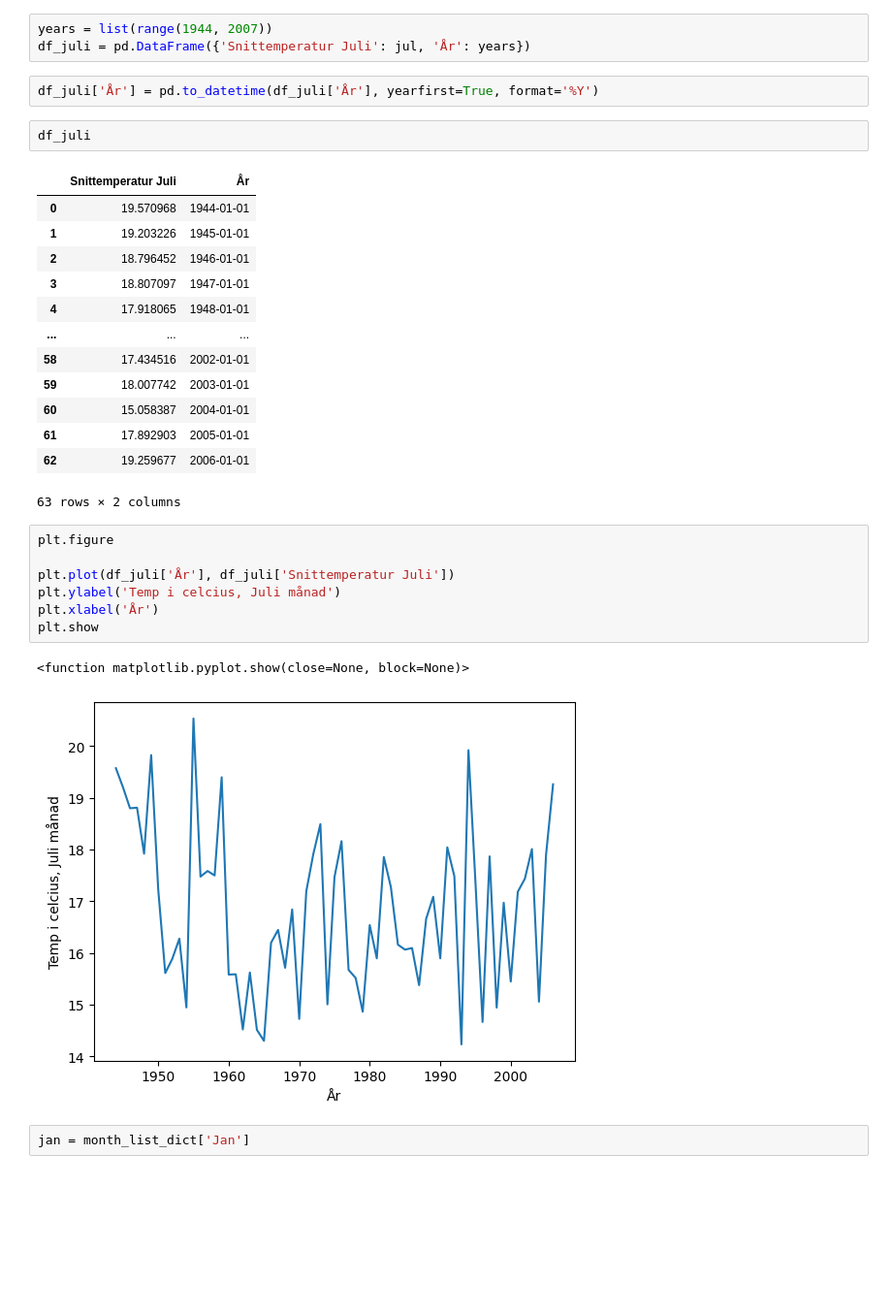
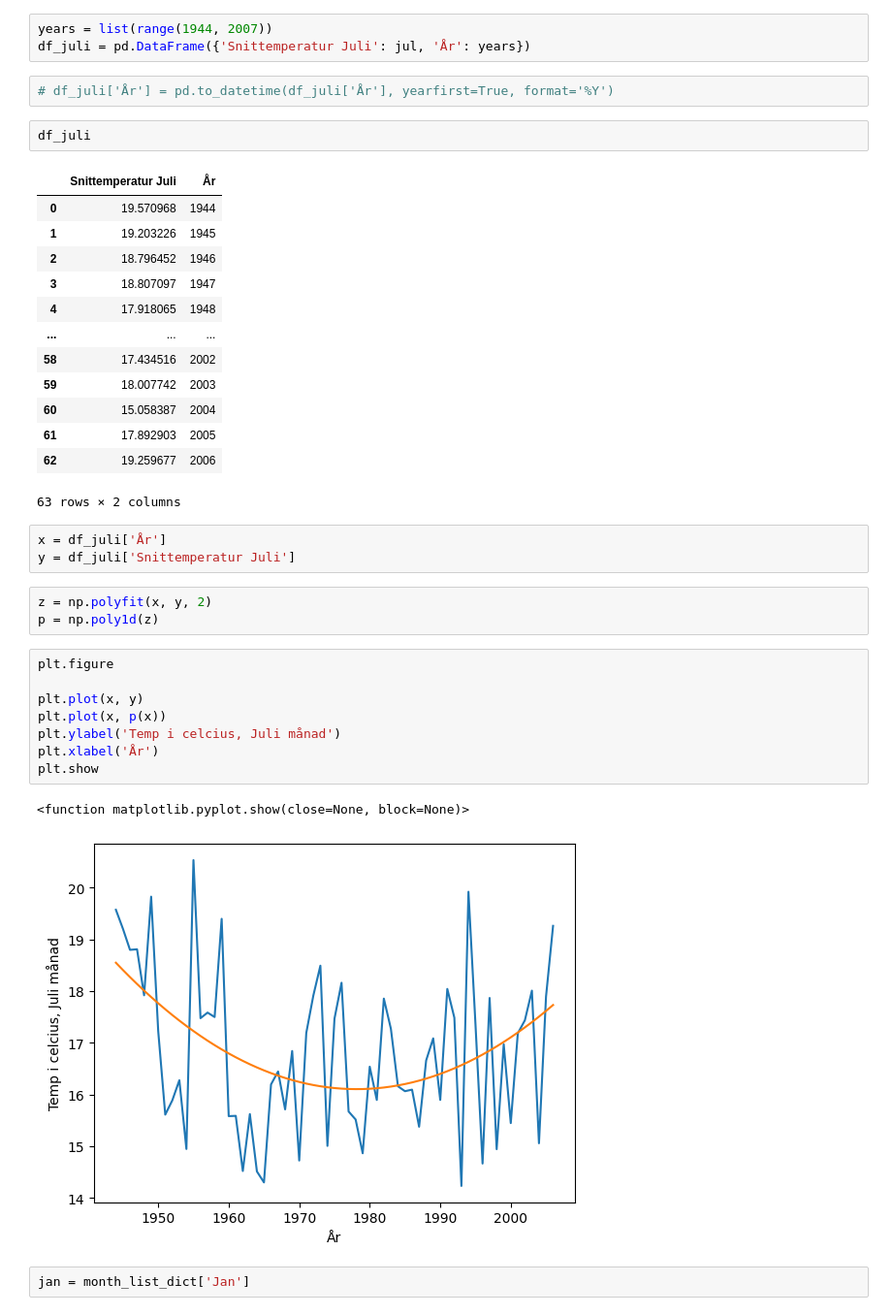
Before and after one commit to msteele919/projectwork, a Jupyter notebook: EDA/EDA_save_olof.ipynb, the cells around one changed output. Shown at 97% size. Drawn from its saved outputs; the diff is of its cells as text; blank space fills up the shorter version.

Commit message:
added trendline to graph

```diff
--- a/EDA/EDA_save_olof.ipynb
+++ b/EDA/EDA_save_olof.ipynb
@@ -501,33 +502,40 @@ jul = month_list_dict['Jul']
 years = list(range(1944, 2007))
 df_juli = pd.DataFrame({'Snittemperatur Juli': jul, 'År': years})
 # %%
-df_juli['År'] = pd.to_datetime(df_juli['År'], yearfirst=True, format='%Y')
+# df_juli['År'] = pd.to_datetime(df_juli['År'], yearfirst=True, format='%Y')
 # %%
 df_juli
 # %% [output]
 |  | Snittemperatur Juli | År |
-| 0 | 19.570968 | 1944-01-01 |
-| 1 | 19.203226 | 1945-01-01 |
-| 2 | 18.796452 | 1946-01-01 |
-| 3 | 18.807097 | 1947-01-01 |
-| 4 | 17.918065 | 1948-01-01 |
+| 0 | 19.570968 | 1944 |
+| 1 | 19.203226 | 1945 |
+| 2 | 18.796452 | 1946 |
+| 3 | 18.807097 | 1947 |
+| 4 | 17.918065 | 1948 |
 | ... | ... | ... |
-| 58 | 17.434516 | 2002-01-01 |
-| 59 | 18.007742 | 2003-01-01 |
-| 60 | 15.058387 | 2004-01-01 |
-| 61 | 17.892903 | 2005-01-01 |
-| 62 | 19.259677 | 2006-01-01 |
+| 58 | 17.434516 | 2002 |
+| 59 | 18.007742 | 2003 |
+| 60 | 15.058387 | 2004 |
+| 61 | 17.892903 | 2005 |
+| 62 | 19.259677 | 2006 |
 63 rows × 2 columns
+# %%
+x = df_juli['År']
+y = df_juli['Snittemperatur Juli']
+# %%
+z = np.polyfit(x, y, 2)
+p = np.poly1d(z)
 # %%
 plt.figure
 
-plt.plot(df_juli['År'], df_juli['Snittemperatur Juli'])
+plt.plot(x, y)
+plt.plot(x, p(x))
 plt.ylabel('Temp i celcius, Juli månad')
 plt.xlabel('År')
 plt.show
 # %% [output]
 <function matplotlib.pyplot.show(close=None, block=None)>
-[figure, old version]
+[figure, new version]
 # %%
 jan = month_list_dict['Jan']
 # %%
```
Also changed, not shown: parts of 5 cells of this notebook.
